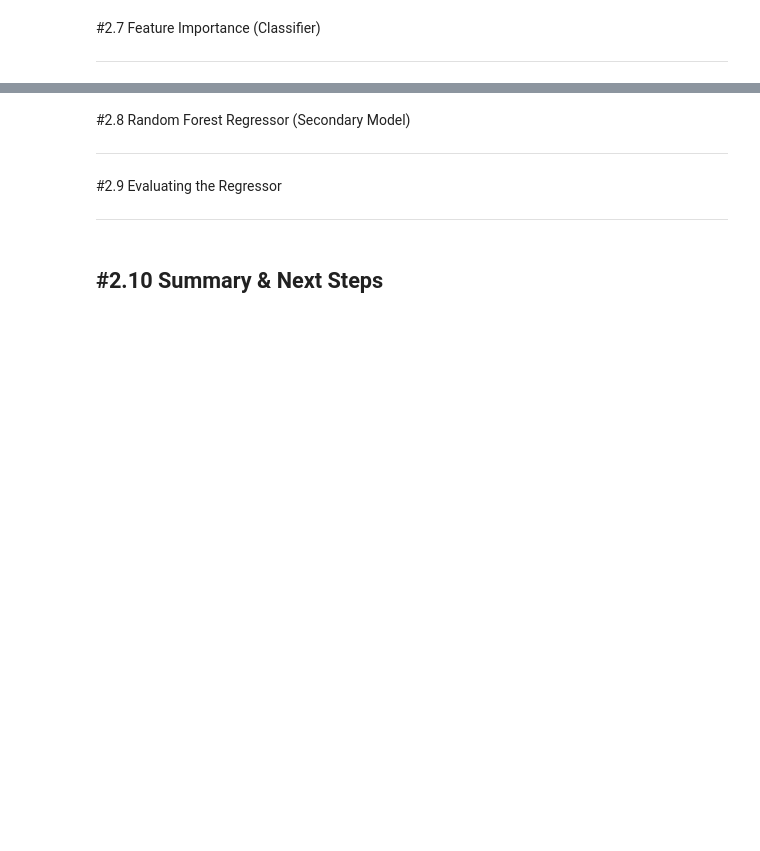
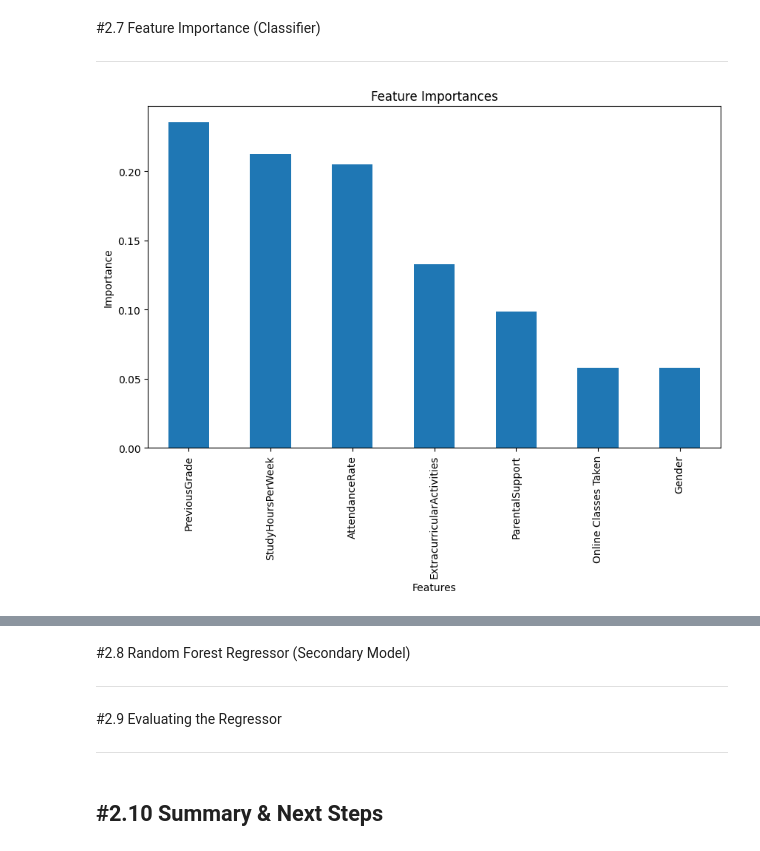
Before and after one commit to fredd-a/Intro-to-AI-Project, a Jupyter notebook: notebooks/02_baseline_model.ipynb, the cells around one changed output, grey strips where cells are left out. Cells and saved outputs as stored; diff of their text form; code cells hidden in the pictures; blank space fills up the shorter version.

```diff
--- a/notebooks/02_baseline_model.ipynb
+++ b/notebooks/02_baseline_model.ipynb
@@ -365,9 +429,25 @@ from sklearn.metrics import accuracy_score
 
 ---
 # %%
+import pandas as pd
 # Plot importances
+importances = pd.Series(randomf_clf.feature_importances_, index=X_train.columns)
+
+# Sort the importances in descending order
+importances = importances.sort_values(ascending=False)
+
+# Plot the feature importances
+fig, ax = plt.subplots(figsize=(10, 6))
+importances.plot(kind='bar', figsize=(10, 6))
+ax.set_xlabel('Features')
+ax.set_ylabel('Importance')
+ax.set_title('Feature Importances')
+
+plt.show()
 # Reasoning cell interpreting results — flag PreviousGrade dominance if it appears
 
 # Note where Online Classes Taken lands relative to your EDA finding.
 # (Explanation) During the data cleaning I found that for 'OnlineClassesTaken' there was no difference in
 # final grade between those marked true and those marked false, how does what I found compare with what you find here.
+# %% [output]
+[figure, added]
```
Also changed, not shown: parts of 7 cells of this notebook.
